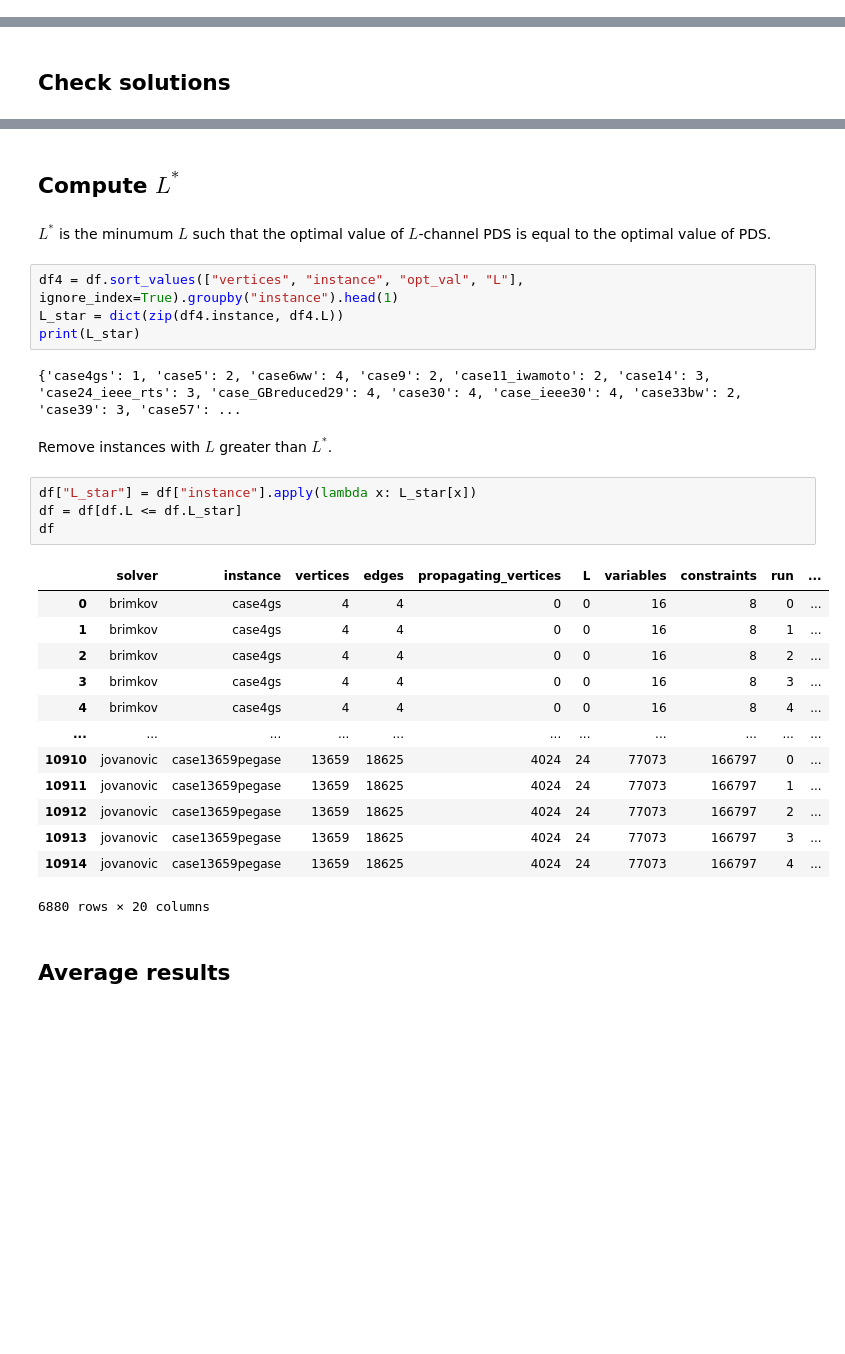
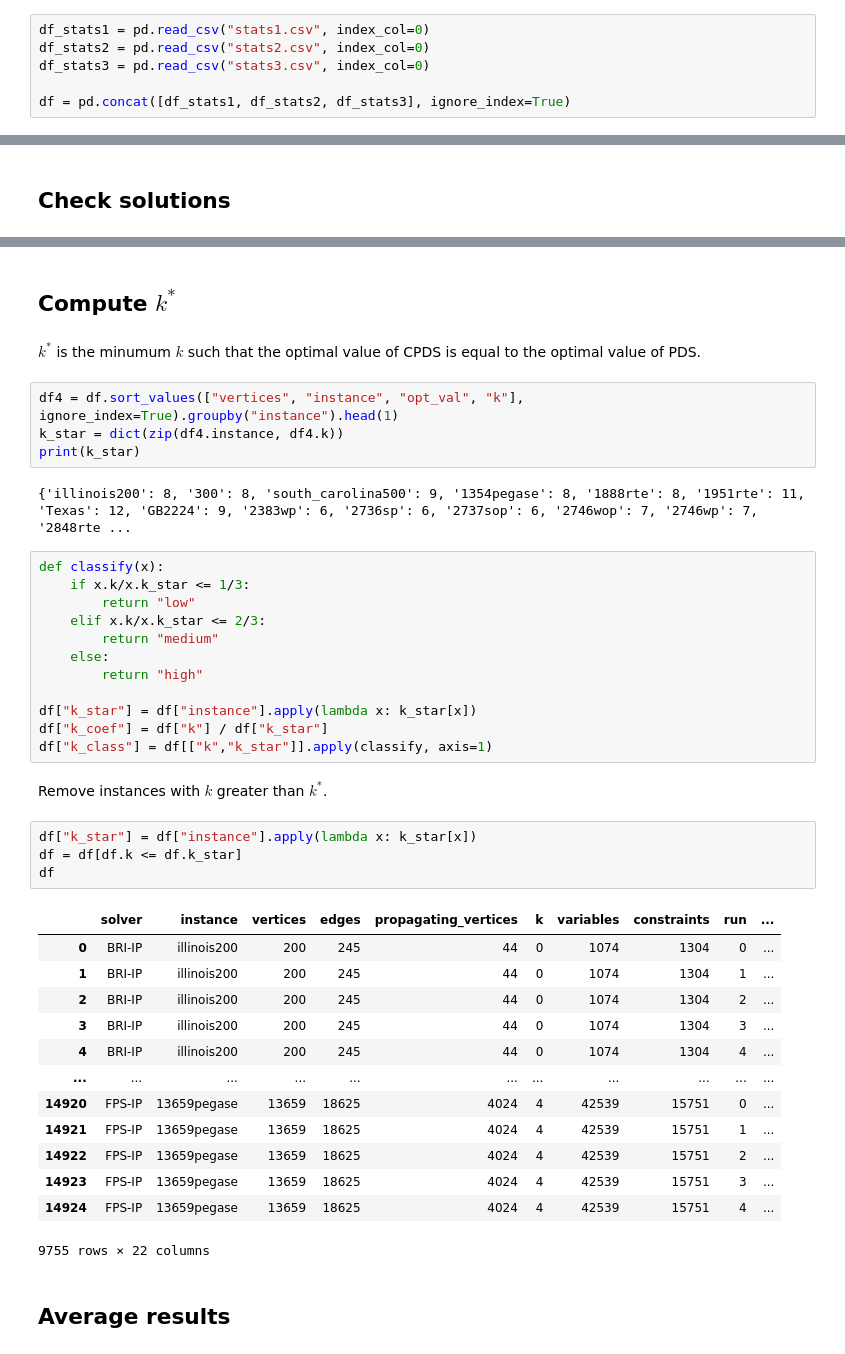
Before and after one commit to maurolucci/pds-lim, a Jupyter notebook: experiments/stats1.ipynb, the cells around one changed output, grey strips where cells are left out. Cells and saved outputs as stored; diff of their text form; blank space fills up the shorter version.

```diff
--- a/experiments/stats1.ipynb
+++ b/experiments/stats1.ipynb
@@ -25,3 +14,9 @@ df = pd.read_csv(filename, index_col=0)
+# %%
+df_stats1 = pd.read_csv("stats1.csv", index_col=0)
+df_stats2 = pd.read_csv("stats2.csv", index_col=0)
+df_stats3 = pd.read_csv("stats3.csv", index_col=0)
+
+df = pd.concat([df_stats1, df_stats2, df_stats3], ignore_index=True)
 # %% [markdown]
 Clean the data.
 # %%
@@ -112,33 +123,45 @@ Checked :)
 # %% [markdown]
-## Compute $L^*$
+## Compute $k^*$
 # %% [markdown]
-$L^*$ is the minumum $L$ such that the optimal value of $L$-channel PDS is equal to the optimal value of PDS.
+$k^*$ is the minumum $k$ such that the optimal value of CPDS is equal to the optimal value of PDS.
 # %%
-df4 = df.sort_values(["vertices", "instance", "opt_val", "L"], ignore_index=True).groupby("instance").head(1)
-L_star = dict(zip(df4.instance, df4.L))
-print(L_star)
+df4 = df.sort_values(["vertices", "instance", "opt_val", "k"], ignore_index=True).groupby("instance").head(1)
+k_star = dict(zip(df4.instance, df4.k))
+print(k_star)
 # %% [output]
-{'case4gs': 1, 'case5': 2, 'case6ww': 4, 'case9': 2, 'case11_iwamoto': 2, 'case14': 3, 'case24_ieee_rts': 3, 'case_GBreduced29': 4, 'case30': 4, 'case_ieee30': 4, 'case33bw': 2, 'case39': 3, 'case57': ...
+{'illinois200': 8, '300': 8, 'south_carolina500': 9, '1354pegase': 8, '1888rte': 8, '1951rte': 11, 'Texas': 12, 'GB2224': 9, '2383wp': 6, '2736sp': 6, '2737sop': 6, '2746wop': 7, '2746wp': 7, '2848rte ...
+# %%
+def classify(x):
+    if x.k/x.k_star <= 1/3:
+        return "low"
+    elif x.k/x.k_star <= 2/3:
+        return "medium"
+    else:
+        return "high"
+
+df["k_star"] = df["instance"].apply(lambda x: k_star[x])
+df["k_coef"] = df["k"] / df["k_star"]
+df["k_class"] = df[["k","k_star"]].apply(classify, axis=1)
 # %% [markdown]
-Remove instances with $L$ greater than $L^*$.
+Remove instances with $k$ greater than $k^*$.
 # %%
-df["L_star"] = df["instance"].apply(lambda x: L_star[x])
-df = df[df.L <= df.L_star]
+df["k_star"] = df["instance"].apply(lambda x: k_star[x])
+df = df[df.k <= df.k_star]
 df
 # %% [output]
-|  | solver | instance | vertices | edges | propagating_vertices | L | variables | constraints | run | ... |
-| 0 | brimkov | case4gs | 4 | 4 | 0 | 0 | 16 | 8 | 0 | ... |
-| 1 | brimkov | case4gs | 4 | 4 | 0 | 0 | 16 | 8 | 1 | ... |
-| 2 | brimkov | case4gs | 4 | 4 | 0 | 0 | 16 | 8 | 2 | ... |
-| 3 | brimkov | case4gs | 4 | 4 | 0 | 0 | 16 | 8 | 3 | ... |
-| 4 | brimkov | case4gs | 4 | 4 | 0 | 0 | 16 | 8 | 4 | ... |
+|  | solver | instance | vertices | edges | propagating_vertices | k | variables | constraints | run | ... |
+| 0 | BRI-IP | illinois200 | 200 | 245 | 44 | 0 | 1074 | 1304 | 0 | ... |
+| 1 | BRI-IP | illinois200 | 200 | 245 | 44 | 0 | 1074 | 1304 | 1 | ... |
+| 2 | BRI-IP | illinois200 | 200 | 245 | 44 | 0 | 1074 | 1304 | 2 | ... |
+| 3 | BRI-IP | illinois200 | 200 | 245 | 44 | 0 | 1074 | 1304 | 3 | ... |
+| 4 | BRI-IP | illinois200 | 200 | 245 | 44 | 0 | 1074 | 1304 | 4 | ... |
 | ... | ... | ... | ... | ... | ... | ... | ... | ... | ... | ... |
-| 10910 | jovanovic | case13659pegase | 13659 | 18625 | 4024 | 24 | 77073 | 166797 | 0 | ... |
-| 10911 | jovanovic | case13659pegase | 13659 | 18625 | 4024 | 24 | 77073 | 166797 | 1 | ... |
-| 10912 | jovanovic | case13659pegase | 13659 | 18625 | 4024 | 24 | 77073 | 166797 | 2 | ... |
-| 10913 | jovanovic | case13659pegase | 13659 | 18625 | 4024 | 24 | 77073 | 166797 | 3 | ... |
-| 10914 | jovanovic | case13659pegase | 13659 | 18625 | 4024 | 24 | 77073 | 166797 | 4 | ... |
+| 14920 | FPS-IP | 13659pegase | 13659 | 18625 | 4024 | 4 | 42539 | 15751 | 0 | ... |
+| 14921 | FPS-IP | 13659pegase | 13659 | 18625 | 4024 | 4 | 42539 | 15751 | 1 | ... |
+| 14922 | FPS-IP | 13659pegase | 13659 | 18625 | 4024 | 4 | 42539 | 15751 | 2 | ... |
+| 14923 | FPS-IP | 13659pegase | 13659 | 18625 | 4024 | 4 | 42539 | 15751 | 3 | ... |
+| 14924 | FPS-IP | 13659pegase | 13659 | 18625 | 4024 | 4 | 42539 | 15751 | 4 | ... |
-6880 rows × 20 columns
+9755 rows × 22 columns
 # %% [markdown]
 ## Average results
 # %%
```
Also changed, not shown: parts of 72 cells of this notebook, 2 other files.
